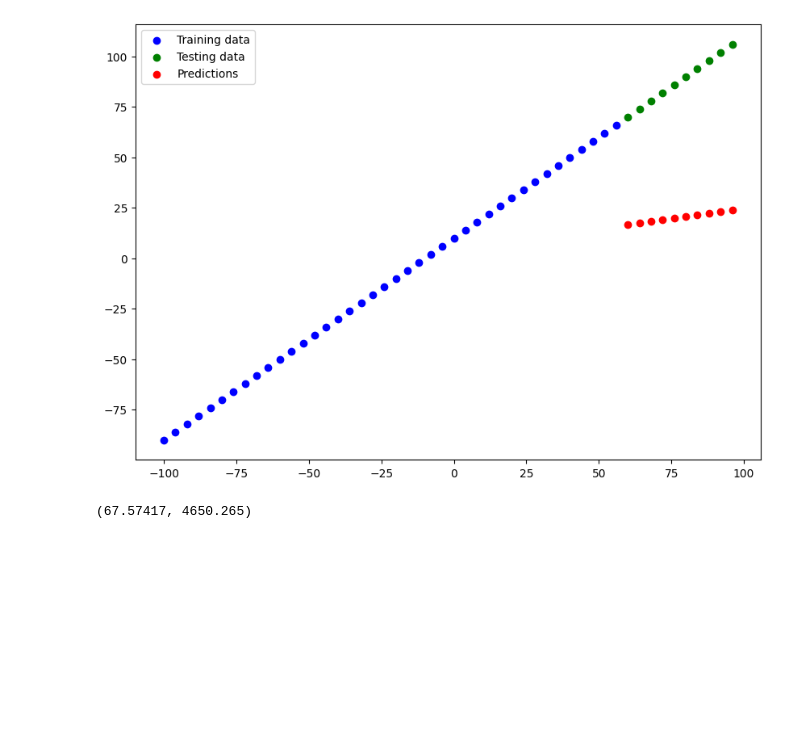
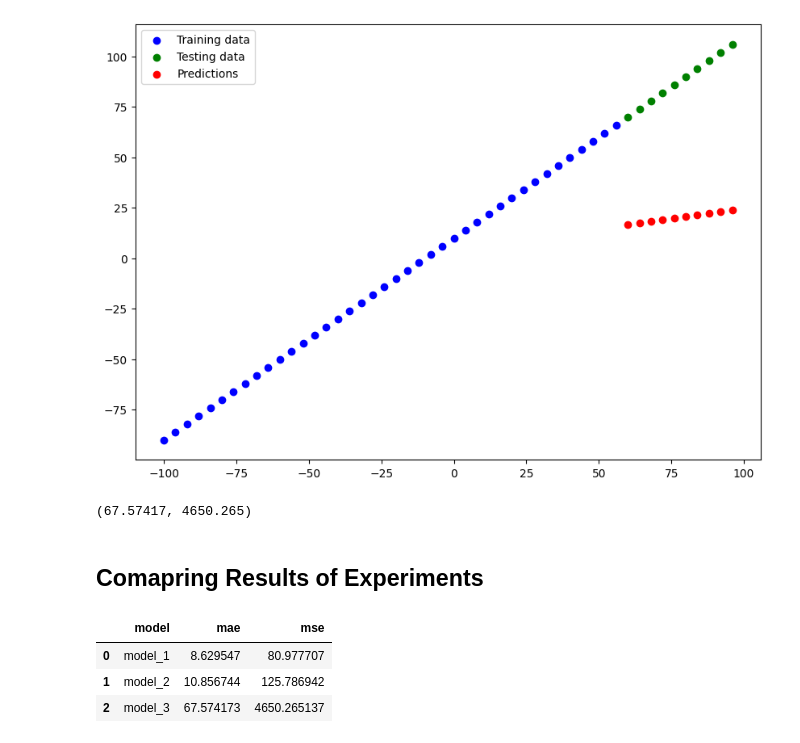
Before and after one commit to MerleSt/Learning_Deep_Learning, a Jupyter notebook: Notebooks/01_neural_network_regression_with_tensorflow.ipynb, the cells around one changed output. Saved outputs shown, nothing was run; the diff lists cells and outputs as text; code cells hidden in the pictures; blank space fills up the shorter version.

```diff
--- a/Notebooks/01_neural_network_regression_with_tensorflow.ipynb
+++ b/Notebooks/01_neural_network_regression_with_tensorflow.ipynb
@@ -439,3 +446,5 @@ mse_3 = mse(y_test, y_preds_3).numpy()
 mae_3, mse_3
 # %% [output]
 (67.57417, 4650.265)
+# %% [markdown]
+## Comapring Results of Experiments
@@ -441,0 +453,11 @@ mae_3, mse_3
+# %%
+model_results = [["model_1", mae_1, mse_1],
+                 ["model_2", mae_2, mse_2],
+                 ["model_3", mae_3, mse_3]]
+all_results = pd.DataFrame(model_results, columns= ["model", "mae", "mse"])
+all_results
+# %% [output]
+|  | model | mae | mse |
+| 0 | model_1 | 8.629547 | 80.977707 |
+| 1 | model_2 | 10.856744 | 125.786942 |
+| 2 | model_3 | 67.574173 | 4650.265137 |
```
Also changed, not shown: parts of 28 cells of this notebook, 8 other files.
